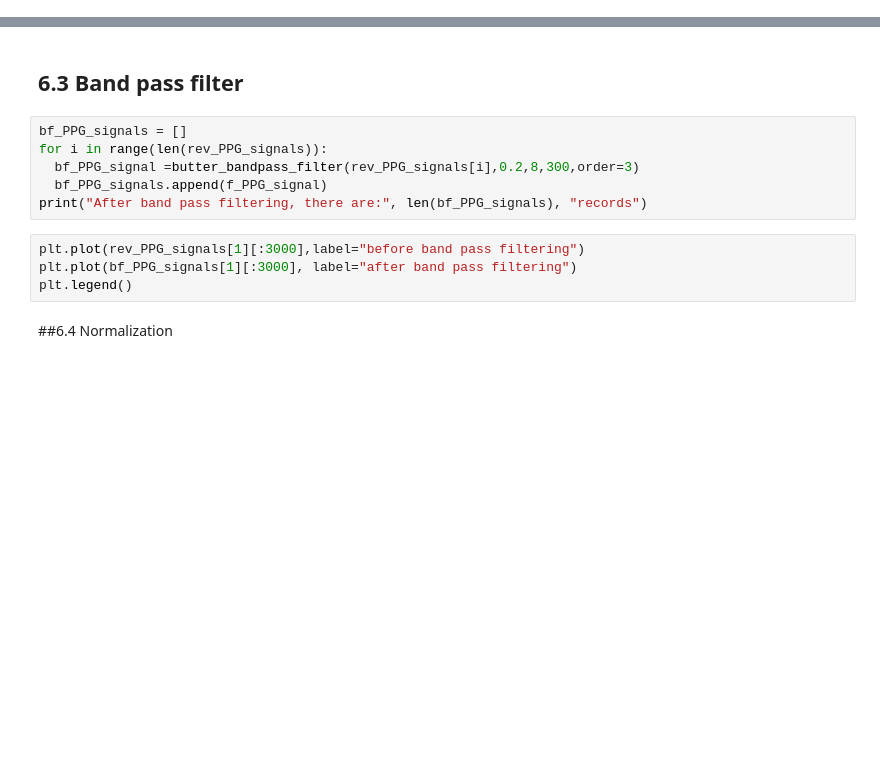
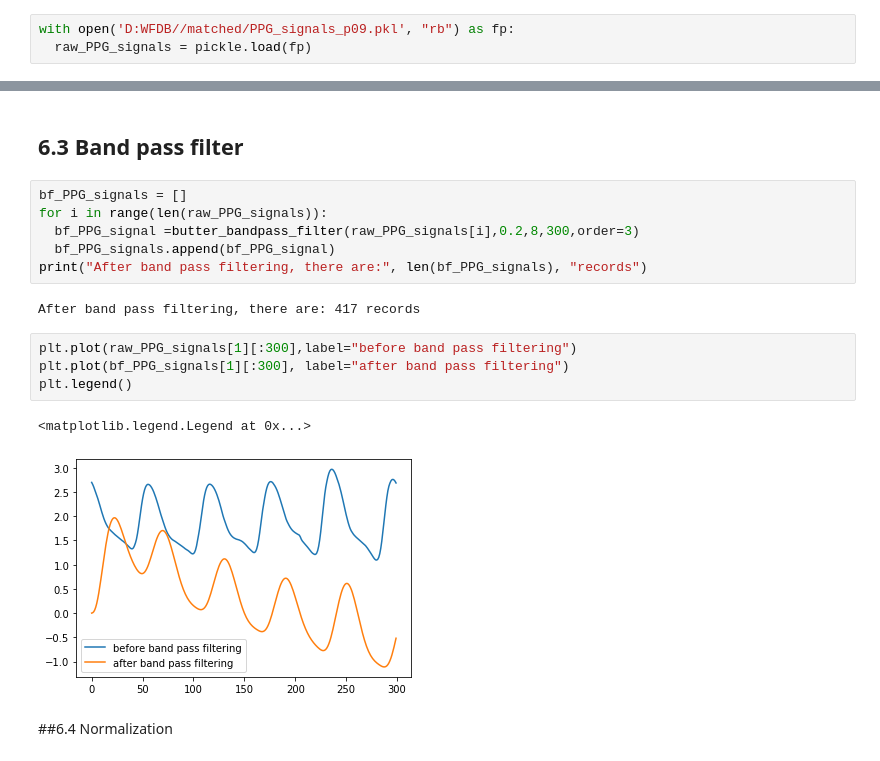
Before and after one commit to supertime1/Afib_PPG, a Jupyter notebook: Afib_Data_Clean.ipynb, the cells around one changed output, grey strips where cells are left out. Drawn from its saved outputs; the diff is of its cells as text; blank space fills up the shorter version.

```diff
--- a/Afib_Data_Clean.ipynb
+++ b/Afib_Data_Clean.ipynb
@@ -306,0 +271,3 @@ open("ECG_model_quantized.tflite", "wb").write(tflite_model)
+# %%
+with open('D:WFDB//matched/PPG_signals_p09.pkl', "rb") as fp:
+  raw_PPG_signals = pickle.load(fp)
@@ -332,14 +301,19 @@ plt.legend()
 ## 6.3 Band pass filter
 # %%
 bf_PPG_signals = []
-for i in range(len(rev_PPG_signals)):
-  bf_PPG_signal =butter_bandpass_filter(rev_PPG_signals[i],0.2,8,300,order=3)
-  bf_PPG_signals.append(f_PPG_signal)
+for i in range(len(raw_PPG_signals)):
+  bf_PPG_signal =butter_bandpass_filter(raw_PPG_signals[i],0.2,8,300,order=3)
+  bf_PPG_signals.append(bf_PPG_signal)
 print("After band pass filtering, there are:", len(bf_PPG_signals), "records")
+# %% [output]
+After band pass filtering, there are: 417 records
 # %%
-plt.plot(rev_PPG_signals[1][:3000],label="before band pass filtering")
-plt.plot(bf_PPG_signals[1][:3000], label="after band pass filtering")
+plt.plot(raw_PPG_signals[1][:300],label="before band pass filtering")
+plt.plot(bf_PPG_signals[1][:300], label="after band pass filtering")
 plt.legend()
+# %% [output]
+<matplotlib.legend.Legend at 0x...>
+[figure, added]
 # %% [markdown]
 ##6.4 Normalization
 # %% [markdown]
```
Also changed, not shown: parts of 14 cells of this notebook.
